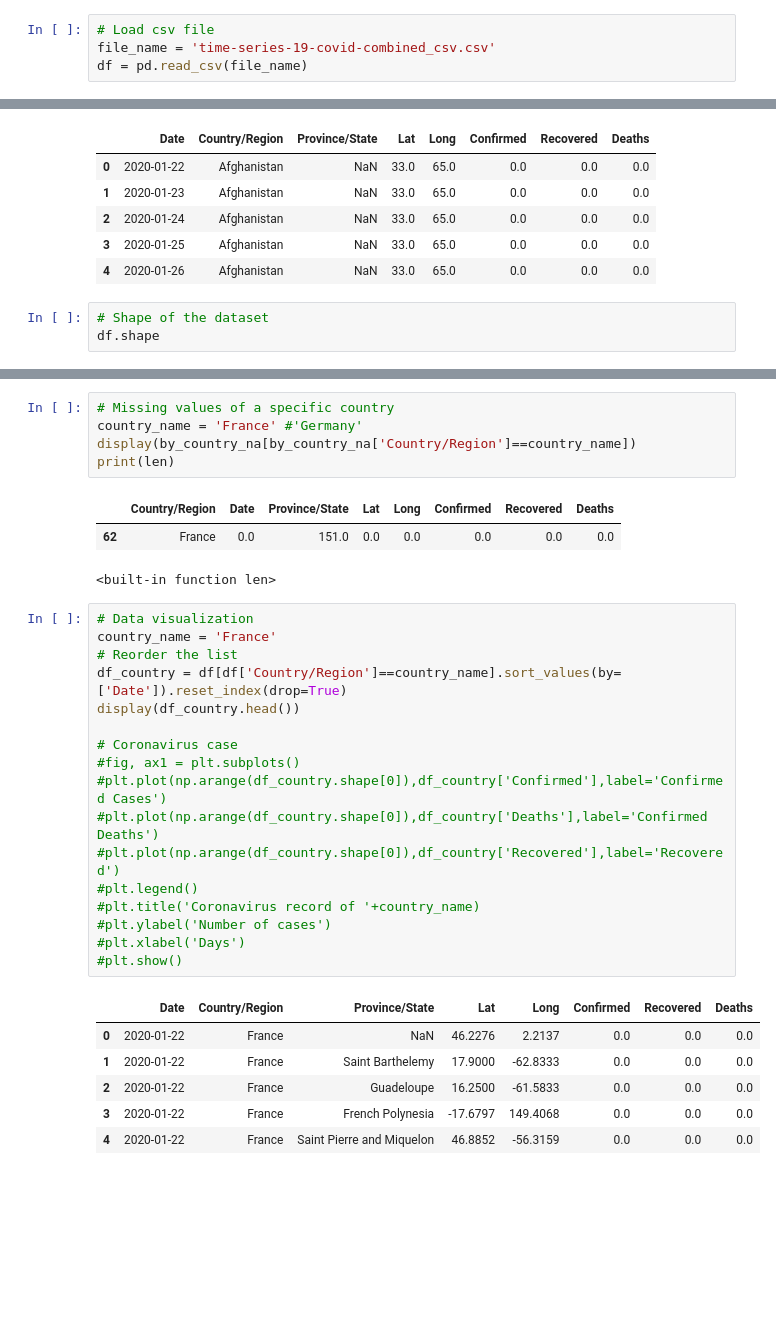
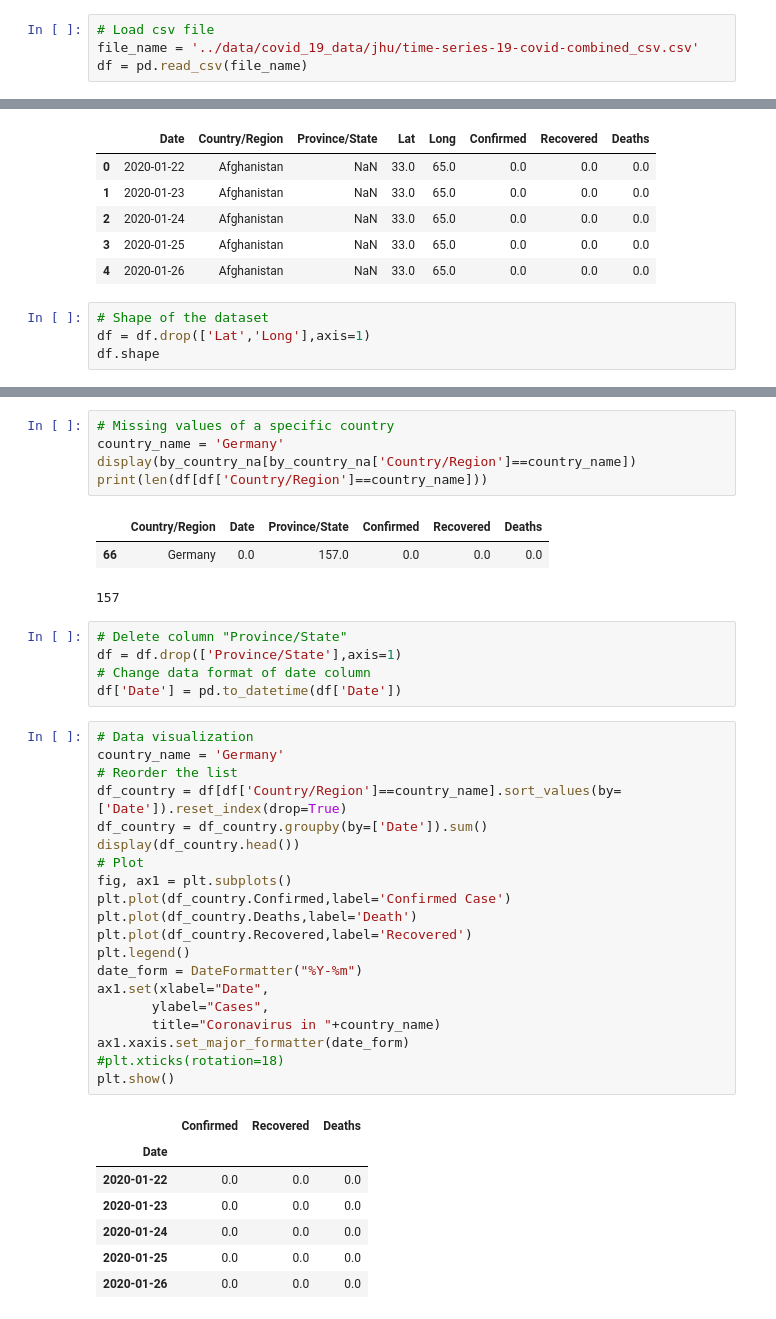
Before and after one commit to Yaccoub/Co-Tour, a Jupyter notebook: notebooks/COVID19_Explorative_Analysis.ipynb, the cells around one changed output, grey strips where cells are left out. Saved outputs shown, nothing was run; the diff lists cells and outputs as text; blank space fills up the shorter version.

```diff
--- a/notebooks/COVID19_Explorative_Analysis.ipynb
+++ b/notebooks/COVID19_Explorative_Analysis.ipynb
@@ -599,7 +620,7 @@ file_name = 'time-series-19-covid-combined_csv.csv'
 df.to_csv(file_name,index=False)
 # %%
 # Load csv file
-file_name = 'time-series-19-covid-combined_csv.csv'
+file_name = '../data/covid_19_data/jhu/time-series-19-covid-combined_csv.csv'
 df = pd.read_csv(file_name)
 # %%
 # Show head of data
@@ -613,5 +634,6 @@ df.head()
 | 4 | 2020-01-26 | Afghanistan | NaN | 33.0 | 65.0 | 0.0 | 0.0 | 0.0 |
 # %%
 # Shape of the dataset
+df = df.drop(['Lat','Long'],axis=1)
 df.shape
 # %% [output]
@@ -653,33 +675,42 @@ by_country_na.head()
 # %%
 # Missing values of a specific country
-country_name = 'France' #'Germany'
+country_name = 'Germany'
 display(by_country_na[by_country_na['Country/Region']==country_name])
-print(len)
+print(len(df[df['Country/Region']==country_name]))
 # %% [output]
-|  | Country/Region | Date | Province/State | Lat | Long | Confirmed | Recovered | Deaths |
-| 62 | France | 0.0 | 151.0 | 0.0 | 0.0 | 0.0 | 0.0 | 0.0 |
+|  | Country/Region | Date | Province/State | Confirmed | Recovered | Deaths |
+| 66 | Germany | 0.0 | 157.0 | 0.0 | 0.0 | 0.0 |
-<built-in function len>
+157
+# %%
+# Delete column "Province/State"
+df = df.drop(['Province/State'],axis=1)
+# Change data format of date column
+df['Date'] = pd.to_datetime(df['Date'])
 # %%
 # Data visualization
-country_name = 'France'
+country_name = 'Germany'
 # Reorder the list
 df_country = df[df['Country/Region']==country_name].sort_values(by=['Date']).reset_index(drop=True)
+df_country = df_country.groupby(by=['Date']).sum()
 display(df_country.head())
-
-# Coronavirus case
-#fig, ax1 = plt.subplots()
-#plt.plot(np.arange(df_country.shape[0]),df_country['Confirmed'],label='Confirmed Cases')
-#plt.plot(np.arange(df_country.shape[0]),df_country['Deaths'],label='Confirmed Deaths')
-#plt.plot(np.arange(df_country.shape[0]),df_country['Recovered'],label='Recovered')
-#plt.legend()
-#plt.title('Coronavirus record of '+country_name)
-#plt.ylabel('Number of cases')
-#plt.xlabel('Days')
-#plt.show()
+# Plot
+fig, ax1 = plt.subplots()
+plt.plot(df_country.Confirmed,label='Confirmed Case')
+plt.plot(df_country.Deaths,label='Death')
+plt.plot(df_country.Recovered,label='Recovered')
+plt.legend()
+date_form = DateFormatter("%Y-%m")
+ax1.set(xlabel="Date",
+       ylabel="Cases",
+       title="Coronavirus in "+country_name)
+ax1.xaxis.set_major_formatter(date_form)
+#plt.xticks(rotation=18)
+plt.show()
 # %% [output]
-|  | Date | Country/Region | Province/State | Lat | Long | Confirmed | Recovered | Deaths |
-| 0 | 2020-01-22 | France | NaN | 46.2276 | 2.2137 | 0.0 | 0.0 | 0.0 |
-| 1 | 2020-01-22 | France | Saint Barthelemy | 17.9000 | -62.8333 | 0.0 | 0.0 | 0.0 |
-| 2 | 2020-01-22 | France | Guadeloupe | 16.2500 | -61.5833 | 0.0 | 0.0 | 0.0 |
-| 3 | 2020-01-22 | France | French Polynesia | -17.6797 | 149.4068 | 0.0 | 0.0 | 0.0 |
-| 4 | 2020-01-22 | France | Saint Pierre and Miquelon | 46.8852 | -56.3159 | 0.0 | 0.0 | 0.0 |
+|  | Confirmed | Recovered | Deaths |
+| Date |  |  |  |
+| 2020-01-22 | 0.0 | 0.0 | 0.0 |
+| 2020-01-23 | 0.0 | 0.0 | 0.0 |
+| 2020-01-24 | 0.0 | 0.0 | 0.0 |
+| 2020-01-25 | 0.0 | 0.0 | 0.0 |
+| 2020-01-26 | 0.0 | 0.0 | 0.0 |
```
Also changed, not shown: parts of 114 cells of this notebook, 17 other files.
